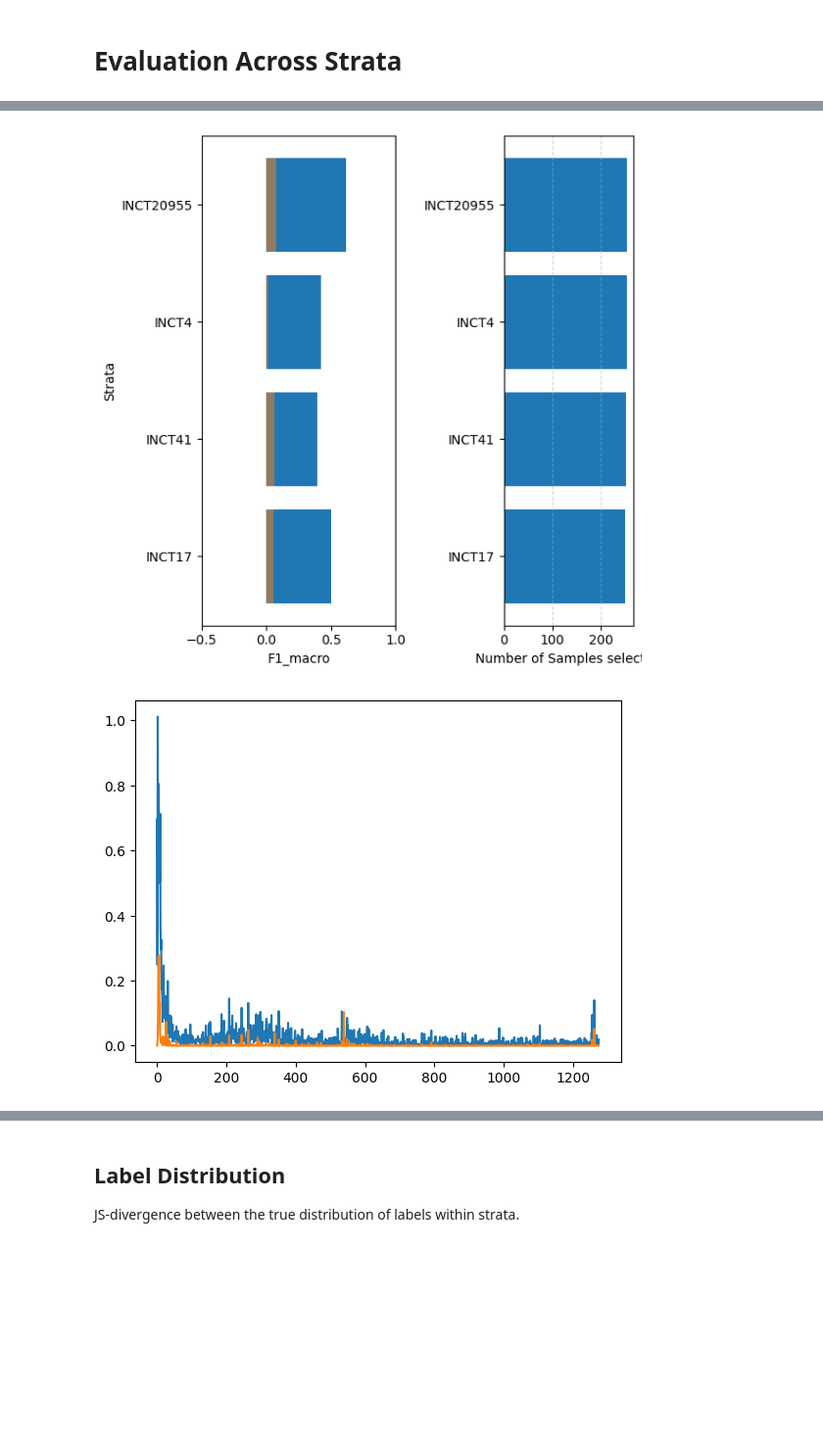
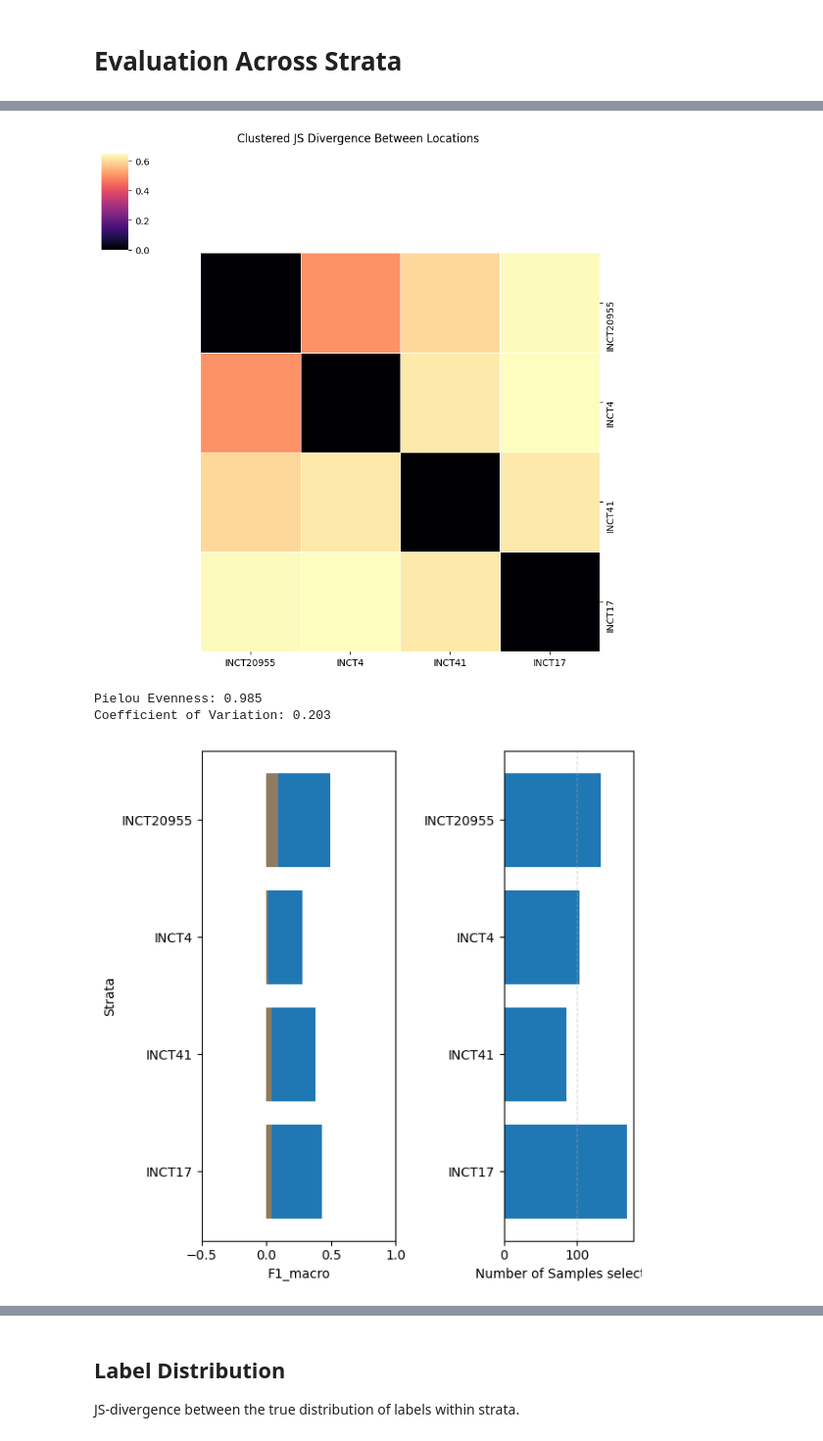
Before and after one commit to BenMcEwen1/Stratified-Sampling, a Jupyter notebook: spatiotemporal_stratified.ipynb, the cells around one changed output, grey strips where cells are left out. Shown: that part at 98% size. Saved outputs shown, nothing was run; the diff lists cells and outputs as text; code cells hidden in the pictures; blank space fills up the shorter version.

```diff
--- a/spatiotemporal_stratified.ipynb
+++ b/spatiotemporal_stratified.ipynb
@@ -446,17 +468,21 @@ def stratified_regularisation(outputs, labels, batched_idx, sorted_indices, lamb
     return lambda_reg * loss
+# %%
+sorted_indices_train = temporal_custom(train_filenames)
 # %%
 # --- Active Learning Hyperparameters ---
-n_samples = 5
-initial_samples = 25
+n_samples = 20
+initial_samples = 20
 accumulation = True
 
 initial_sampling_mode = "stratified"
 sampling_mode = "stratified"
-sub_sampling_mode = "random"
+sub_sampling_mode = "binary"
 strata_mode = "spatial"
 
-posthoc_sampling = False
+posthoc_sampling = True
 posthoc_target = 20
+
+alpha = 2
 # ---
 
 y_pred, y_true, uncertainty = predictions(tensor_x_train, tensor_y_train, model=model)
@@ -465,6 +491,9 @@ if strata_mode == "spatial":
     sorted_indices_train = spatial_split(train_filenames)
 elif strata_mode == "temporal":
     sorted_indices_train = temporal_split(train_filenames)
+elif strata_mode == "custom":
+    sorted_indices_train = temporal_custom(train_filenames)
+
 
 strata_mAP, strata_mAE = stratified_evaluation(sorted_indices_train, y_pred, y_true, uncertainty, plot=False)
 
@@ -472,9 +501,9 @@ strata_mAP, strata_mAE = stratified_evaluation(sorted_indices_train, y_pred, y_t
 sampling = UncertaintyQuantification(tensor_x_train, tensor_y_train, n_samples)
 
 if initial_sampling_mode == "stratified":
-    strata_idx = sampling.stratified(model, sorted_indices_train, method=sub_sampling_mode)
+    strata_idx = sampling.stratified(model, sorted_indices_train, method=sub_sampling_mode, weights=None)
 
-    # location = "INCT41"
+    # location = "2020"
     # idx = strata_idx[location]
     # embeddings = tensor_x_train[idx]
     # labels = tensor_y_train[idx]
@@ -495,10 +524,16 @@ train_loader = DataLoader(TensorDataset(embeddings, labels, torch.tensor(indices
 
 y_pred_test, y_true_test, uncertainty, = predictions(tensor_x_test, tensor_y_test, model=model) # Recompute predictions/uncertanty using updated model
 
+similarity_matrix = correlation(sorted_indices_train, probabilities=y_pred, plot=False)
+weights = similarity_matrix.sum(axis=1) ** alpha
+weights = torch.tensor(weights / weights.sum())
+
 if strata_mode == "spatial":
     sorted_indices = spatial_split(test_filenames)
 elif strata_mode == "temporal":
     sorted_indices = temporal_split(test_filenames)
+elif strata_mode == "custom":
+    sorted_indices = temporal_custom(test_filenames)
 
 strata_mAP, strata_mAE = stratified_evaluation(sorted_indices, y_pred_test, y_true_test, uncertainty, indices_selected=None, metric="F1_macro", plot=False)
 initial_results = {"strata": list(sorted_indices_train.keys()),
@@ -533,8 +570,8 @@ for epoch in tqdm(range(num_epochs), disable=True):
             total_loss = loss + reg
         else:
             # lambda_weight = epoch
-            stratified_loss = stratified_regularisation(outputs, labels, batched_idx, sorted_indices_train, mode="var", lambda_reg=1)
-            total_loss = loss + stratified_loss
+            stratified_loss = stratified_regularisation(outputs, labels, batched_idx, sorted_indices_train, mode="max", lambda_reg=1)
+            total_loss = loss #+ stratified_loss
 
             BCE_loss.append(loss.detach().cpu().numpy())
             strat_loss.append(stratified_loss.detach().cpu().numpy())
@@ -560,10 +597,12 @@ for epoch in tqdm(range(num_epochs), disable=True):
 
     # --- Resampling ---
     if sampling_mode == "stratified":
-        strata_idx = sampling.stratified(model, sorted_indices_train, method=sub_sampling_mode, indices=all_selected)
+        if epoch < 10:
+            weights = None
+        strata_idx = sampling.stratified(model, sorted_indices_train, method=sub_sampling_mode, indices=all_selected, weights=None)
 
         # # Filter by strata
-        # strata = "INCT41"
+        # strata = "2020"
         # idx = strata_idx[strata]
         # embeddings = tensor_x_train[idx]
         # labels = tensor_y_train[idx]
@@ -586,6 +625,10 @@ for epoch in tqdm(range(num_epochs), disable=True):
 
     train_loader = DataLoader(TensorDataset(tensor_x_train[all_selected], tensor_y_train[all_selected], torch.tensor(all_selected)), batch_size=batch_size, shuffle=True)
 
+    similarity_matrix = correlation(sorted_indices, probabilities=y_pred_test, plot=True)
+    weights = similarity_matrix.sum(axis=1) ** alpha
+    weights = torch.tensor(weights / weights.sum())
+
     # --- Evaluate on test set across strata ---
     for key, value in sorted_indices_train.items():
         strata_selected[key] = np.intersect1d(value, all_selected)
@@ -598,8 +641,8 @@ for epoch in tqdm(range(num_epochs), disable=True):
 
     strata_mAP, strata_mAE = stratified_evaluation(sorted_indices, y_pred_test, tensor_y_test, uncertainty, indices_selected=strata_idx, init_mAP=None, metric="F1_macro", plot=True)
 
-    plt.plot(BCE_loss)
-    plt.plot(strat_loss)
-    plt.show()
+    # plt.plot(BCE_loss)
+    # plt.plot(strat_loss)
+    # plt.show()
     clear_output(wait=True)
 # %% [output]
@@ -623,2 +650,4 @@ Coefficient of Variation: 0.179
-[figure, old version]
+[figure, new version]
+Pielou Evenness: 0.985
+Coefficient of Variation: 0.203
-[figure, old version]
+[figure, new version]
```
Also changed, not shown: parts of 17 cells of this notebook, 4 other files.
